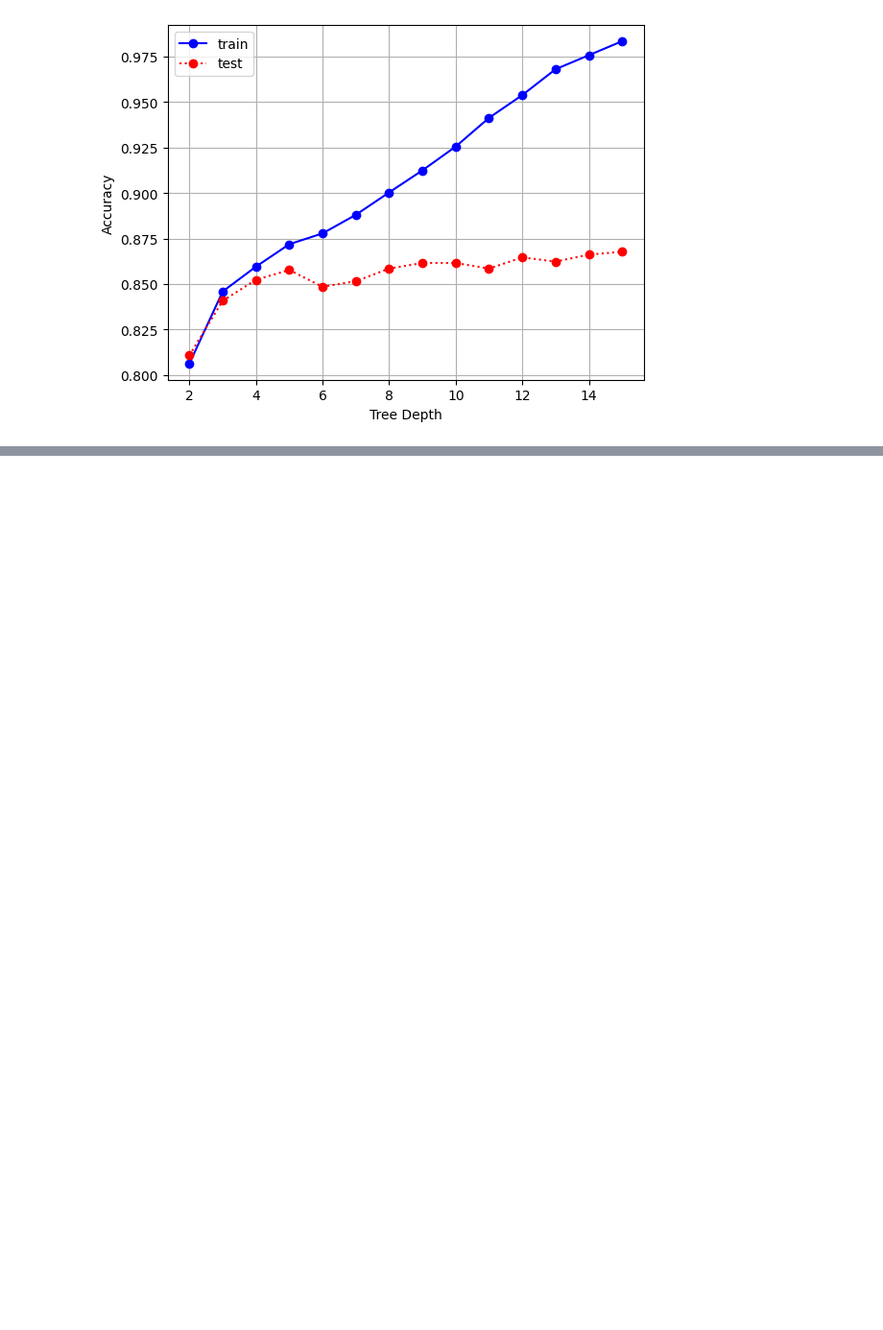
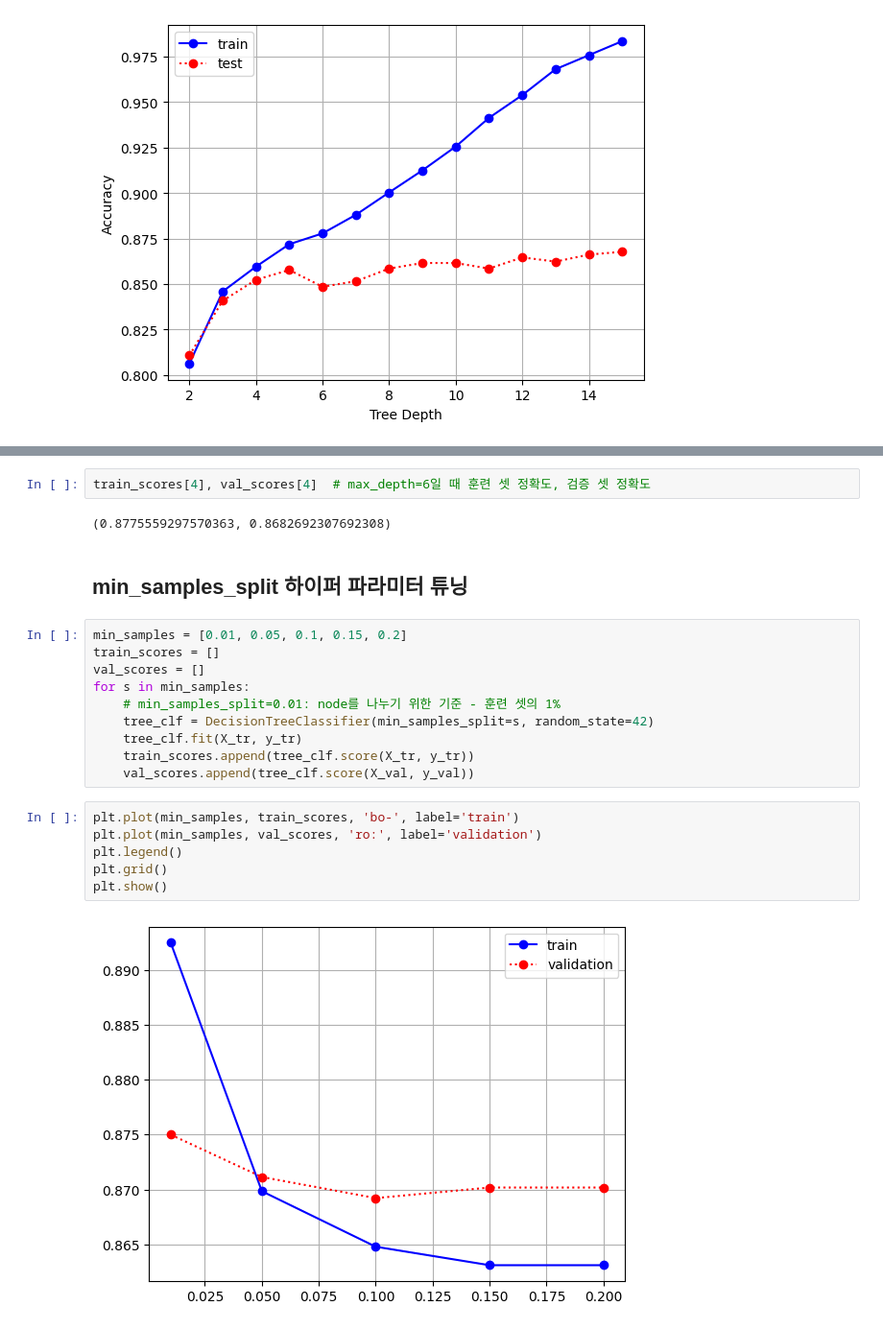
Before and after one commit to JakeOh/202505_BD50, a Jupyter notebook: lab_da/ml10_decision_tree.ipynb, the cells around one changed output, grey strips where cells are left out. Shown at 96% size. Cells and saved outputs as stored; diff of their text form; blank space fills up the shorter version.

Commit message:
훈련-검증-테스트 나누기. 하이퍼 파라미터 튜닝

```diff
--- a/lab_da/ml10_decision_tree.ipynb
+++ b/lab_da/ml10_decision_tree.ipynb
@@ -318,0 +356,24 @@ plt.show()
+# %%
+train_scores[4], val_scores[4]  # max_depth=6일 때 훈련 셋 정확도, 검증 셋 정확도
+# %% [output]
+(0.8775559297570363, 0.8682692307692308)
+# %% [markdown]
+## min_samples_split 하이퍼 파라미터 튜닝
+# %%
+min_samples = [0.01, 0.05, 0.1, 0.15, 0.2]
+train_scores = []
+val_scores = []
+for s in min_samples:
+    # min_samples_split=0.01: node를 나누기 위한 기준 - 훈련 셋의 1%
+    tree_clf = DecisionTreeClassifier(min_samples_split=s, random_state=42)
+    tree_clf.fit(X_tr, y_tr)
+    train_scores.append(tree_clf.score(X_tr, y_tr))
+    val_scores.append(tree_clf.score(X_val, y_val))
+# %%
+plt.plot(min_samples, train_scores, 'bo-', label='train')
+plt.plot(min_samples, val_scores, 'ro:', label='validation')
+plt.legend()
+plt.grid()
+plt.show()
+# %% [output]
+[figure, added]
```
Also changed, not shown: parts of 5 cells of this notebook.
